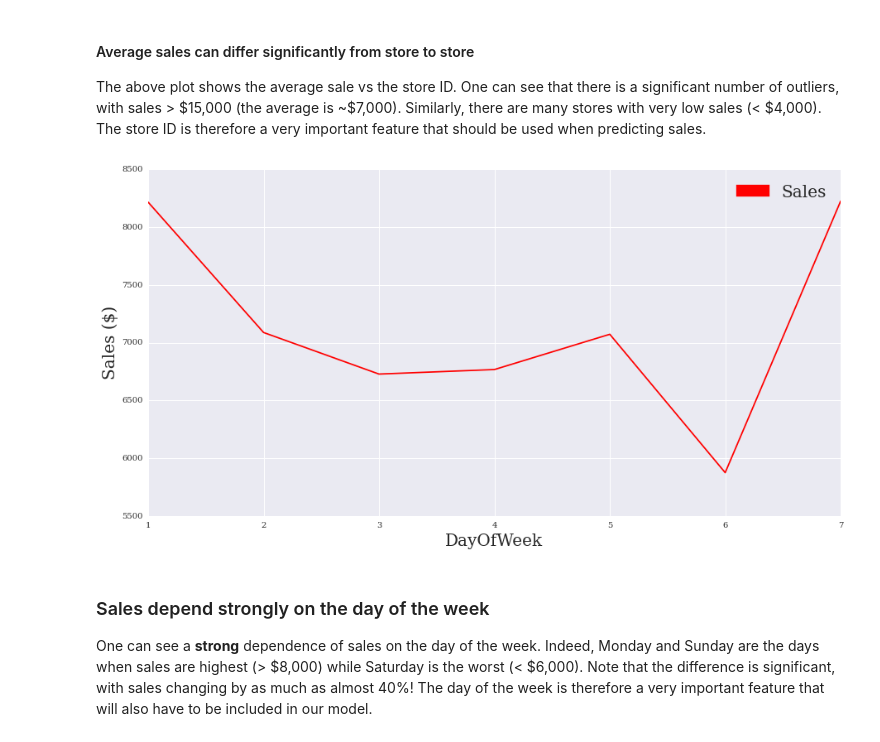
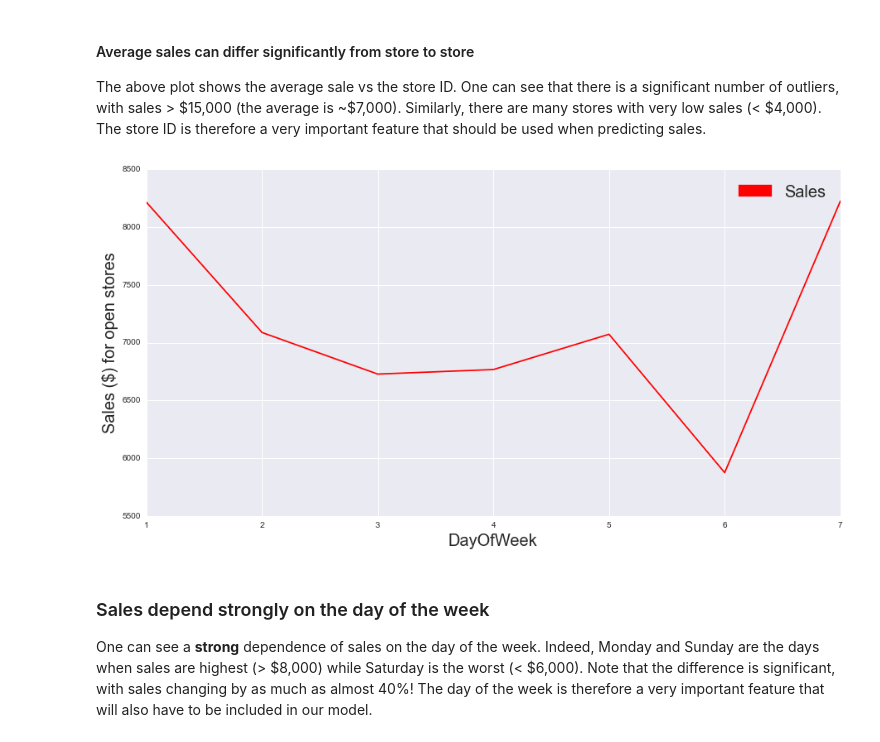
Before and after one commit to DarioMarrocchelli/DSI-Capstone-Project, a Jupyter notebook: Capstone Project Write Up.ipynb, the cells around one changed output. Drawn from its saved outputs; the diff is of its cells as text; code cells hidden in the pictures.

```diff
--- a/Capstone Project Write Up.ipynb
+++ b/Capstone Project Write Up.ipynb
@@ -47,16 +47,16 @@ The above plot shows the average sale vs the store ID. One can see that there is
 # %%
 plt.figure(figsize=(15,7.5))
 y = concat.groupby('DayOfWeek')['Sales'].mean()
 x = concat.groupby(['DayOfWeek'])['DayOfWeek'].mean()
 plt.plot(x, y, color = 'red', label = 'Sales')
 plt.xlabel('DayOfWeek', fontsize=20)
-plt.ylabel('Sales ($)', fontsize=20)
+plt.ylabel('Sales ($) for open stores', fontsize=20)
 red_patch = mpatches.Patch(color='red', label='Sales')
 plt.legend(handles=[red_patch],prop={'size':20})
 pylab.xlim([1,7])
 plt.show()
 # %% [output]
-[figure, old version]
+[figure, new version]
 # %% [markdown]
 ### Sales depend strongly on the day of the week
 One can see a **strong** dependence of sales on the day of the week. Indeed, Monday and Sunday are the days when sales are highest (> \$8,000) while Saturday is the worst (< \$6,000). Note that the difference is significant, with sales changing by as much as almost 40%! The day of the week is therefore a very important feature that will also have to be included in our model.
```
Also changed, not shown: parts of 2 cells of this notebook.
